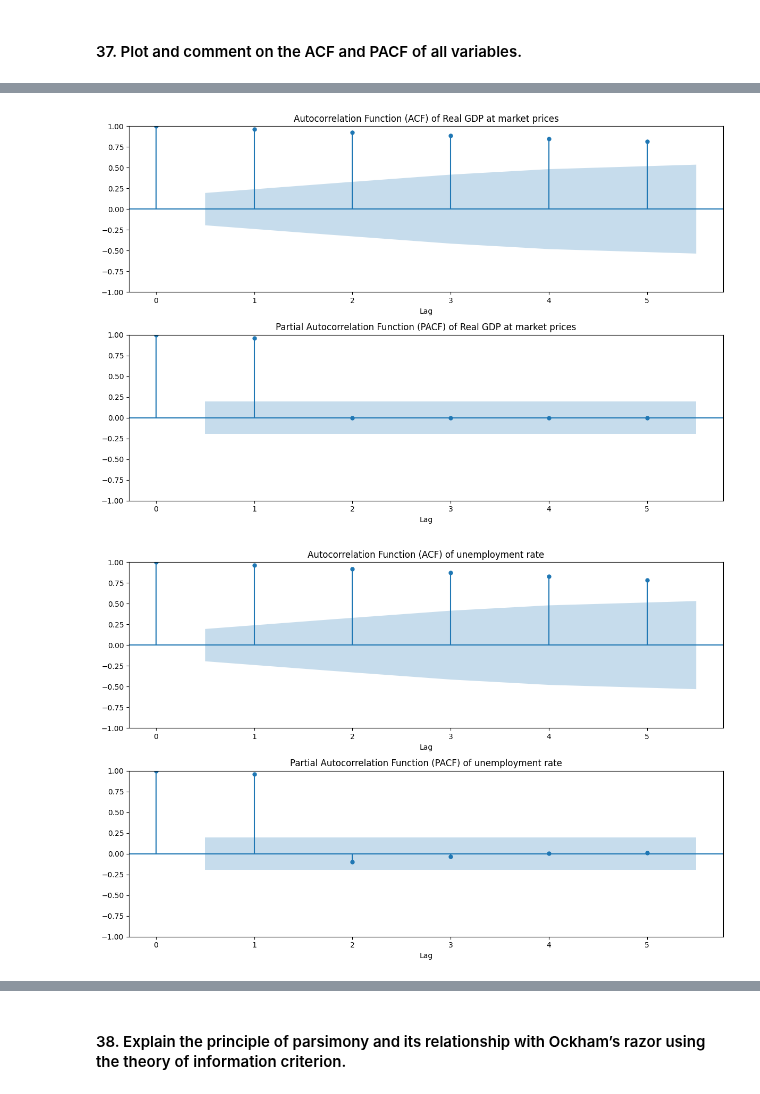
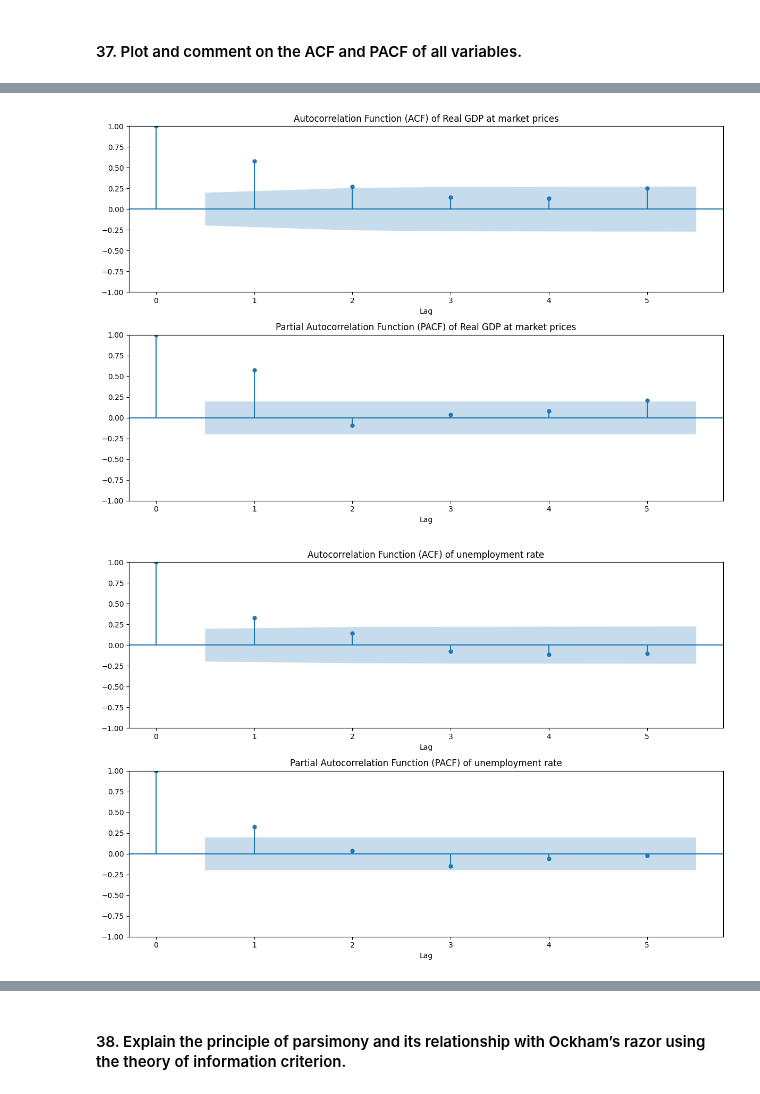
Before and after one commit to vinibalvarenga/MODS202, a Jupyter notebook: final_project.ipynb, the cells around one changed output, grey strips where cells are left out. Cells and saved outputs as stored; diff of their text form; code cells hidden in the pictures.

```diff
--- a/final_project.ipynb
+++ b/final_project.ipynb
@@ -1275,23 +1276,30 @@ Similar to the Unemployment Rate, there's a negative correlation in the second a
 # %%
 import matplotlib.pyplot as plt
 from statsmodels.graphics.tsaplots import plot_acf, plot_pacf
 
+# Create a new DataFrame to hold the variables as stationary time series
+df_stationary = df_part3.copy()
+
+for column in df_stationary.columns:
+    df_stationary[column] = df_stationary[column].diff()
+    df_stationary.dropna(inplace=True)
+
 # Loop over all columns in the DataFrame
-for column in df_part3.columns:
+for column in df_stationary.columns:
     fig, (ax1, ax2) = plt.subplots(2, 1, figsize=(12,8))
 
     # Plot the ACF
-    plot_acf(df_part3[column], ax=ax1, lags=5)
+    plot_acf(df_stationary[column], ax=ax1, lags=5)
     ax1.set_title(f'Autocorrelation Function (ACF) of {column}')
     ax1.set_xlabel('Lag')
 
     # Plot the PACF
-    plot_pacf(df_part3[column], ax=ax2, lags=5)
+    plot_pacf(df_stationary[column], ax=ax2, lags=5)
     ax2.set_title(f'Partial Autocorrelation Function (PACF) of {column}')
     ax2.set_xlabel('Lag')
 
     plt.tight_layout()
     plt.show()
 # %% [output]
-[figure, old version]
+[figure, new version]
-[figure, old version]
+[figure, new version]
```
Also changed, not shown: parts of 11 cells of this notebook.
